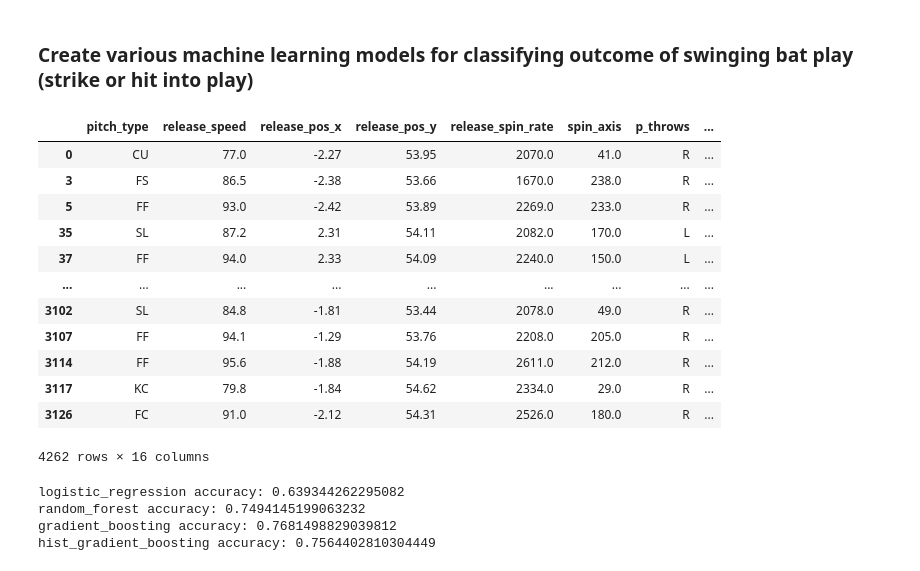
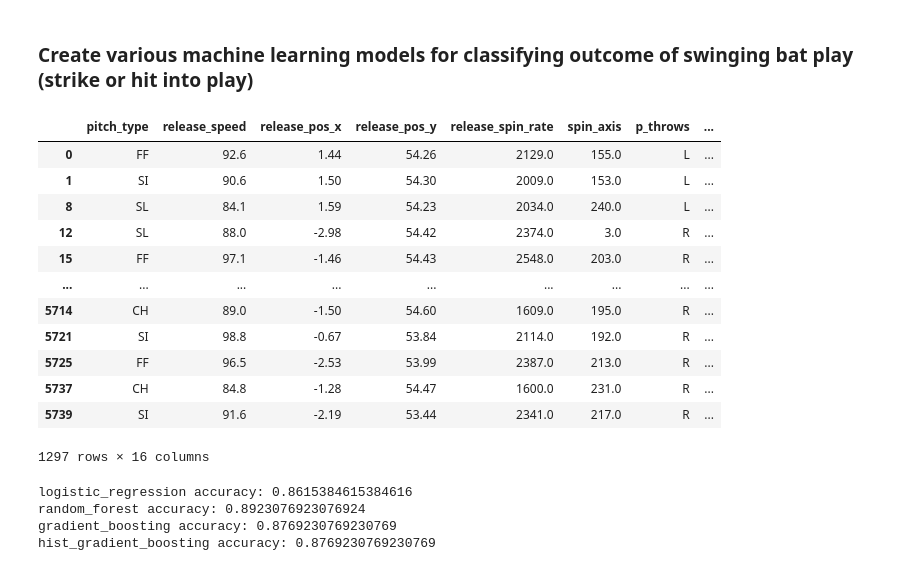
Before and after one commit to roshankern/MLB_Metrics_DS, a Jupyter notebook: mlb_metrics_backend/helpers_example.ipynb, the cells around one changed output. Cells and saved outputs as stored; diff of their text form; code cells hidden in the pictures.

```diff
--- a/mlb_metrics_backend/helpers_example.ipynb
+++ b/mlb_metrics_backend/helpers_example.ipynb
@@ -163,29 +157,29 @@ plt.show()
 # %% [markdown]
 ### Create various machine learning models for classifying outcome of swinging bat play (strike or hit into play)
-# %%
-judge_model_data = mlb_metrics_helpers.batter_model_data(judge_specific_stats)
-judge_model_data
-# %% [output]
-|  | pitch_type | release_speed | release_pos_x | release_pos_y | release_spin_rate | spin_axis | p_throws | ... |
-| 0 | CU | 77.0 | -2.27 | 53.95 | 2070.0 | 41.0 | R | ... |
-| 3 | FS | 86.5 | -2.38 | 53.66 | 1670.0 | 238.0 | R | ... |
-| 5 | FF | 93.0 | -2.42 | 53.89 | 2269.0 | 233.0 | R | ... |
-| 35 | SL | 87.2 | 2.31 | 54.11 | 2082.0 | 170.0 | L | ... |
-| 37 | FF | 94.0 | 2.33 | 54.09 | 2240.0 | 150.0 | L | ... |
-| ... | ... | ... | ... | ... | ... | ... | ... | ... |
-| 3102 | SL | 84.8 | -1.81 | 53.44 | 2078.0 | 49.0 | R | ... |
-| 3107 | FF | 94.1 | -1.29 | 53.76 | 2208.0 | 205.0 | R | ... |
-| 3114 | FF | 95.6 | -1.88 | 54.19 | 2611.0 | 212.0 | R | ... |
-| 3117 | KC | 79.8 | -1.84 | 54.62 | 2334.0 | 29.0 | R | ... |
-| 3126 | FC | 91.0 | -2.12 | 54.31 | 2526.0 | 180.0 | R | ... |
-4262 rows × 16 columns
+# %%
+kwan_model_data = mlb_metrics_helpers.batter_model_data(kwan_specific_stats)
+kwan_model_data
+# %% [output]
+|  | pitch_type | release_speed | release_pos_x | release_pos_y | release_spin_rate | spin_axis | p_throws | ... |
+| 0 | FF | 92.6 | 1.44 | 54.26 | 2129.0 | 155.0 | L | ... |
+| 1 | SI | 90.6 | 1.50 | 54.30 | 2009.0 | 153.0 | L | ... |
+| 8 | SL | 84.1 | 1.59 | 54.23 | 2034.0 | 240.0 | L | ... |
+| 12 | SL | 88.0 | -2.98 | 54.42 | 2374.0 | 3.0 | R | ... |
+| 15 | FF | 97.1 | -1.46 | 54.43 | 2548.0 | 203.0 | R | ... |
+| ... | ... | ... | ... | ... | ... | ... | ... | ... |
+| 5714 | CH | 89.0 | -1.50 | 54.60 | 1609.0 | 195.0 | R | ... |
+| 5721 | SI | 98.8 | -0.67 | 53.84 | 2114.0 | 192.0 | R | ... |
+| 5725 | FF | 96.5 | -2.53 | 53.99 | 2387.0 | 213.0 | R | ... |
+| 5737 | CH | 84.8 | -1.28 | 54.47 | 1600.0 | 231.0 | R | ... |
+| 5739 | SI | 91.6 | -2.19 | 53.44 | 2341.0 | 217.0 | R | ... |
+1297 rows × 16 columns
 # %%
 sklearn_model_types = ["logistic_regression", "random_forest", "gradient_boosting", "hist_gradient_boosting"]
 for model_type in sklearn_model_types:
-    model, accuracy = mlb_metrics_helpers.tested_model(judge_model_data, "description", model_type)
+    model, accuracy = mlb_metrics_helpers.tested_model(kwan_model_data, "description", model_type)
     print(f"{model_type} accuracy: {accuracy}")
 # %% [output]
-logistic_regression accuracy: 0.639344262295082
-random_forest accuracy: 0.7494145199063232
-gradient_boosting accuracy: 0.7681498829039812
-hist_gradient_boosting accuracy: 0.7564402810304449
+logistic_regression accuracy: 0.8615384615384616
+random_forest accuracy: 0.8923076923076924
+gradient_boosting accuracy: 0.8769230769230769
+hist_gradient_boosting accuracy: 0.8769230769230769
```
Also changed, not shown: parts of 3 cells of this notebook, 6 other files.
